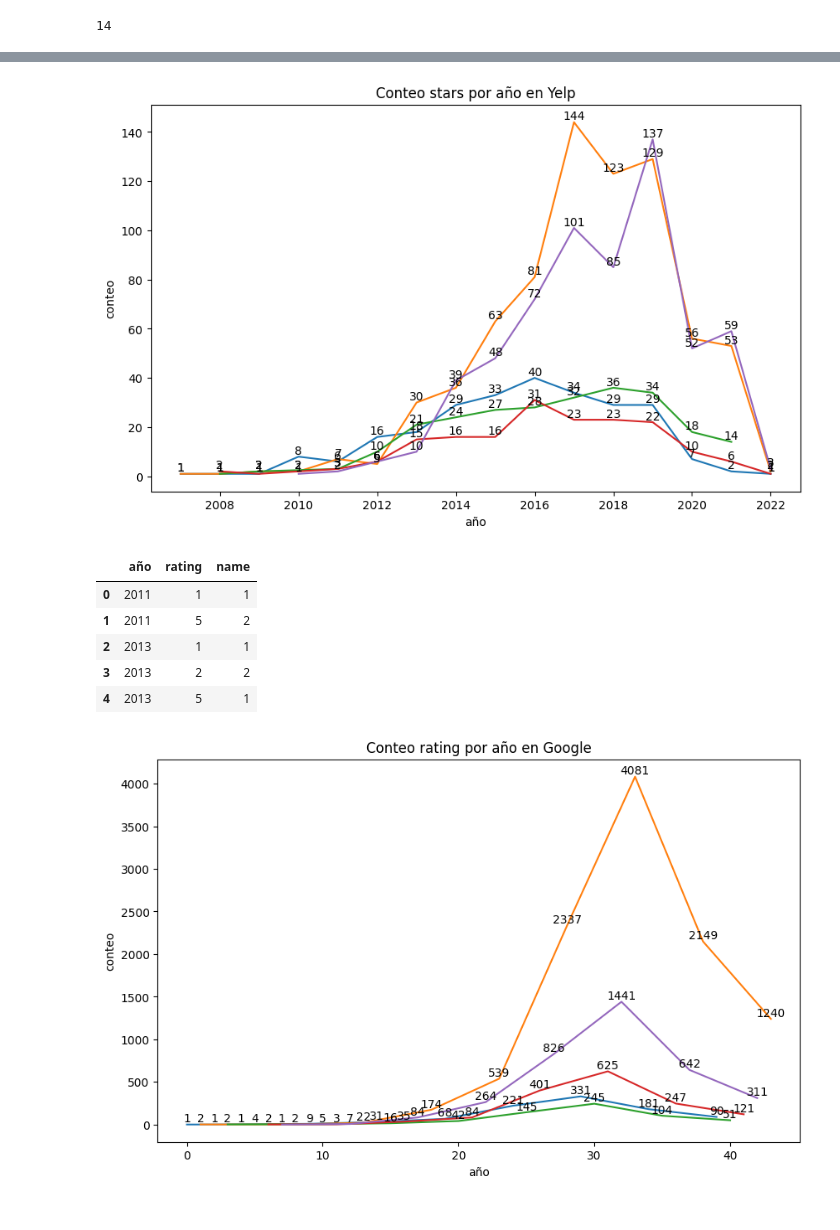
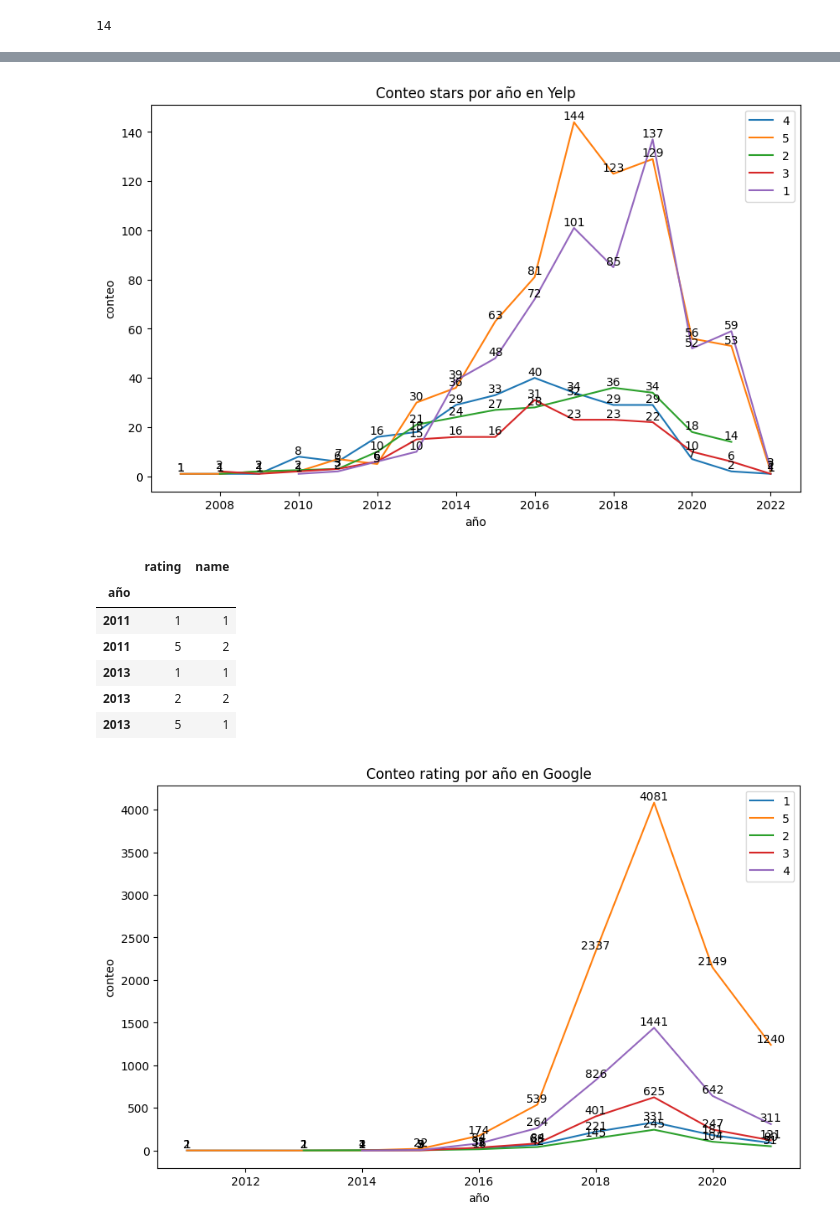
Before and after one commit to JohannaRangel/FinalProject_YelpGoogleMaps, a Jupyter notebook: notebooks/ETL_Yelp.ipynb, the cells around one changed output, grey strips where cells are left out. Drawn from its saved outputs; the diff is of its cells as text; code cells hidden in the pictures.

```diff
--- a/notebooks/ETL_Yelp.ipynb
+++ b/notebooks/ETL_Yelp.ipynb
@@ -287,3 +269,5 @@ dfreviews_ulta_beauty_conteo
+# %%
+dfreviews_ulta_beauty_conteo.set_index(['año','stars'],inplace=True)
 # %%
 dfreviews_ulta_beauty.groupby(['año','stars']).size()
 # %% [output]
@@ -315,34 +287,39 @@ for a in grafica_stars_yelp['stars'].unique():
 plt.title('Conteo stars por año en Yelp')
 plt.xlabel('año')
 plt.ylabel('conteo')
+plt.legend(['4','5','2','3','1'])
 plt.show()
 # %% [output]
-[figure, old version]
+[figure, new version]
 # %%
 grafica_rating_conteo_google=pd.read_csv(r'..\datasets\csv\G_stars_count_ultabeauty.csv')
 grafica_rating_conteo_google.head(5)
+grafica_rating_conteo_google=grafica_rating_conteo_google.set_index(grafica_rating_conteo_google.año).drop(columns='año')
+grafica_rating_conteo_google.head()
 # %% [output]
-|  | año | rating | name |
-| 0 | 2011 | 1 | 1 |
-| 1 | 2011 | 5 | 2 |
-| 2 | 2013 | 1 | 1 |
-| 3 | 2013 | 2 | 2 |
-| 4 | 2013 | 5 | 1 |
+|  | rating | name |
+| año |  |  |
+| 2011 | 1 | 1 |
+| 2011 | 5 | 2 |
+| 2013 | 1 | 1 |
+| 2013 | 2 | 2 |
+| 2013 | 5 | 1 |
 # %%
 plt.figure(figsize=(10, 6))
 
 for a in grafica_rating_conteo_google['rating'].unique():
     data = grafica_rating_conteo_google[grafica_rating_conteo_google['rating'] == a]
     data['name'].plot()
 
     for index, value in data['name'].items():
         plt.text(index, value, str(value), ha='center', va='bottom')
 
 plt.title('Conteo rating por año en Google')
 plt.xlabel('año')
 plt.ylabel('conteo')
+plt.legend([1,5,2,3,4])
 plt.show()
 # %% [output]
-[figure, old version]
+[figure, new version]
 # %%
 dfreviews_ulta_beauty.groupby(['año','stars'])['stars'].mean().to_csv('../datasets/csv/Y_stars_mean_utlrabeauty.csv')
```
Also changed, not shown: parts of 4 cells of this notebook.
